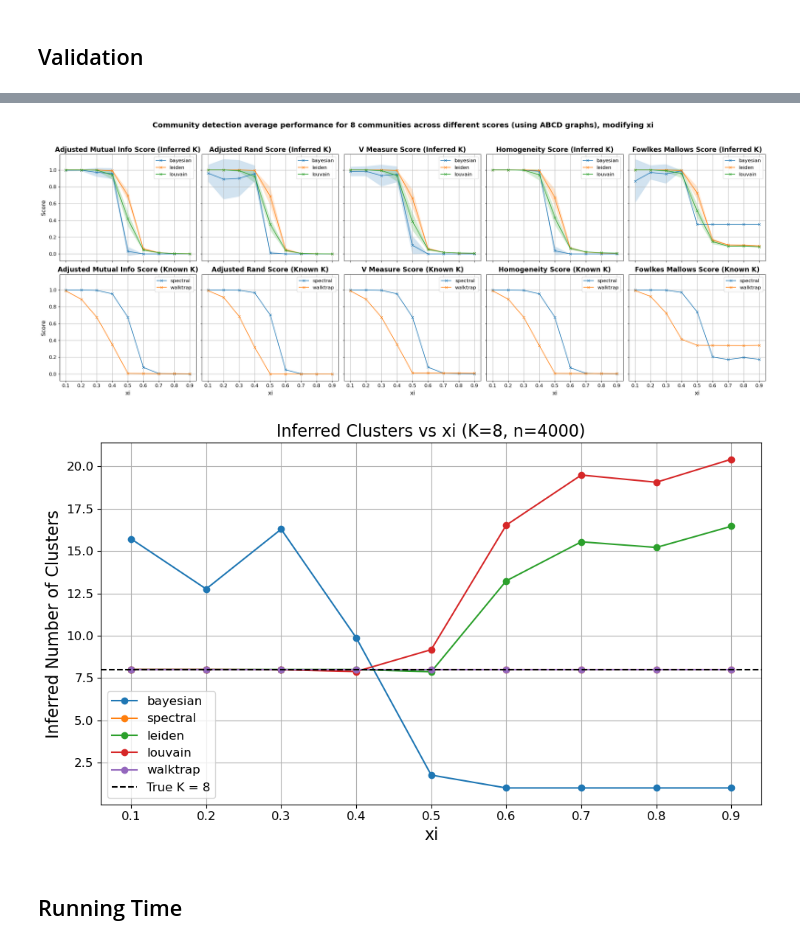
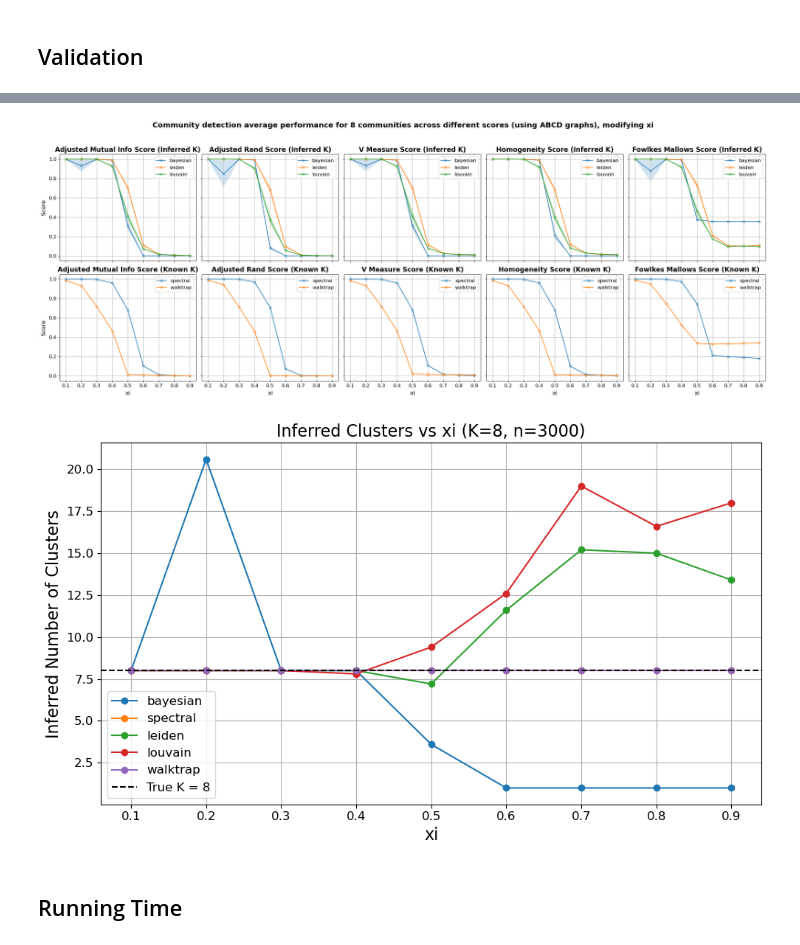
Before and after one commit to salyaa/semester_project, a Jupyter notebook: ABCD_tests.ipynb, the cells around one changed output, grey strips where cells are left out. Saved outputs shown, nothing was run; the diff lists cells and outputs as text; code cells hidden in the pictures.

```diff
--- a/ABCD_tests.ipynb
+++ b/ABCD_tests.ipynb
@@ -12,6 +12,7 @@ from running_time import *
 %autoreload 2
 # %%
 n = 3000
+n_reps = 5
 range_K = [4, 5, 8, 10, 20, 25, 40, 50, 100]
 # %% [markdown]
 ## Validation
@@ -27,8 +29,8 @@ KeyboardInterrupt:
 # %%
-res_mean_p, nb_clusters_p = validation_range_p(K=8, n=n, graph_type="abcd")
+res_mean_p, nb_clusters_p = validation_range_p(K=8, n=n, n_reps=n_reps, graph_type="abcd")
 # %% [output]
-[figure, old version]
+[figure, new version]
-[figure, old version]
+[figure, new version]
 # %% [markdown]
 ## Running Time
 # %%
```
Also changed, not shown: parts of 4 cells of this notebook.
